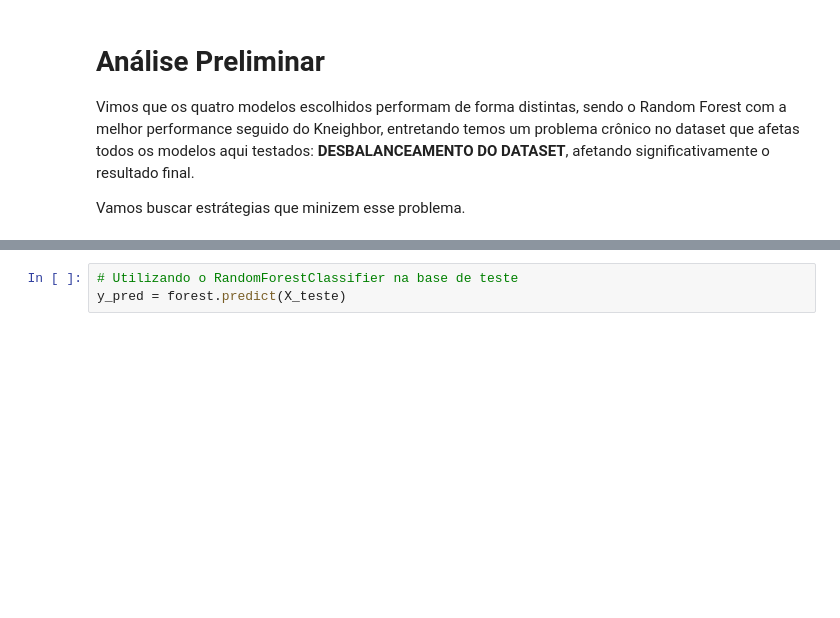
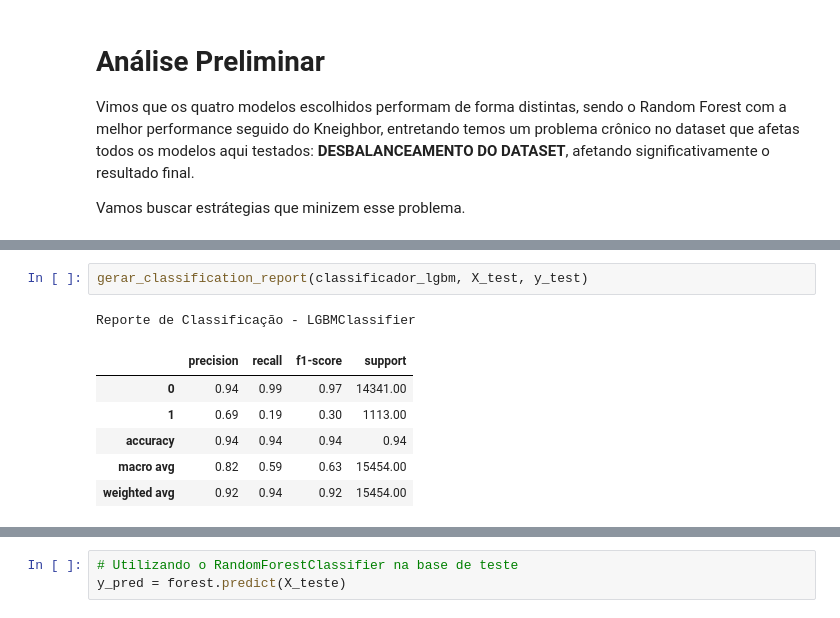
Before and after one commit to rrafahenrique/Modelo-Preditivo-Inadimplencia, a Jupyter notebook: DESAFIO - PARTE III.ipynb, the cells around one changed output, grey strips where cells are left out. Saved outputs shown, nothing was run; the diff lists cells and outputs as text; blank space fills up the shorter version.

```diff
--- a/DESAFIO - PARTE III.ipynb
+++ b/DESAFIO - PARTE III.ipynb
@@ -444,0 +467,10 @@ Vamos buscar estrátegias que minizem esse problema.
+# %%
+gerar_classification_report(classificador_lgbm, X_test, y_test)
+# %% [output]
+Reporte de Classificação - LGBMClassifier
+|  | precision | recall | f1-score | support |
+| 0 | 0.94 | 0.99 | 0.97 | 14341.00 |
+| 1 | 0.69 | 0.19 | 0.30 | 1113.00 |
+| accuracy | 0.94 | 0.94 | 0.94 | 0.94 |
+| macro avg | 0.82 | 0.59 | 0.63 | 15454.00 |
+| weighted avg | 0.92 | 0.94 | 0.92 | 15454.00 |
```
Also changed, not shown: parts of 26 cells of this notebook, 2 other files.
